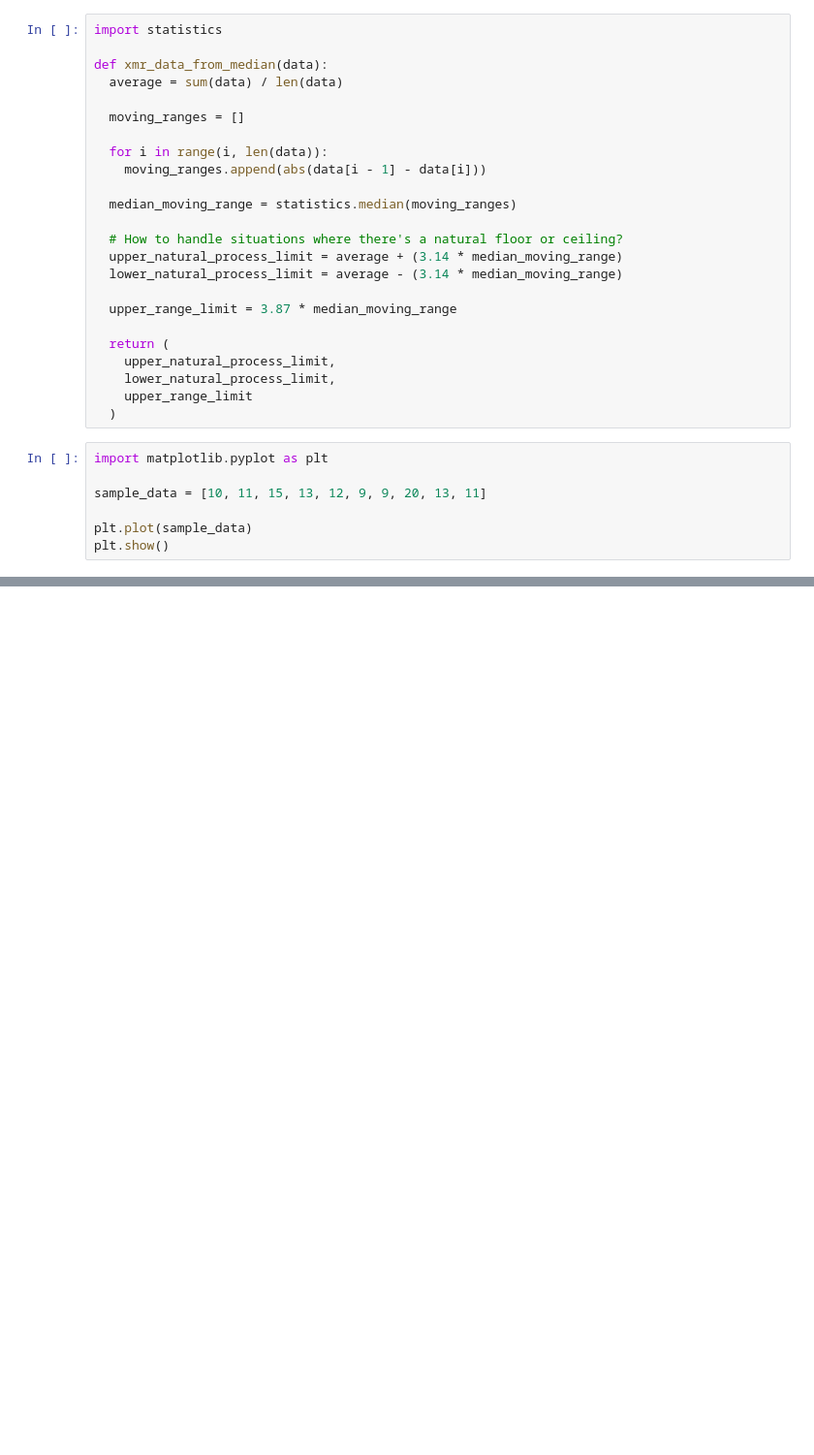
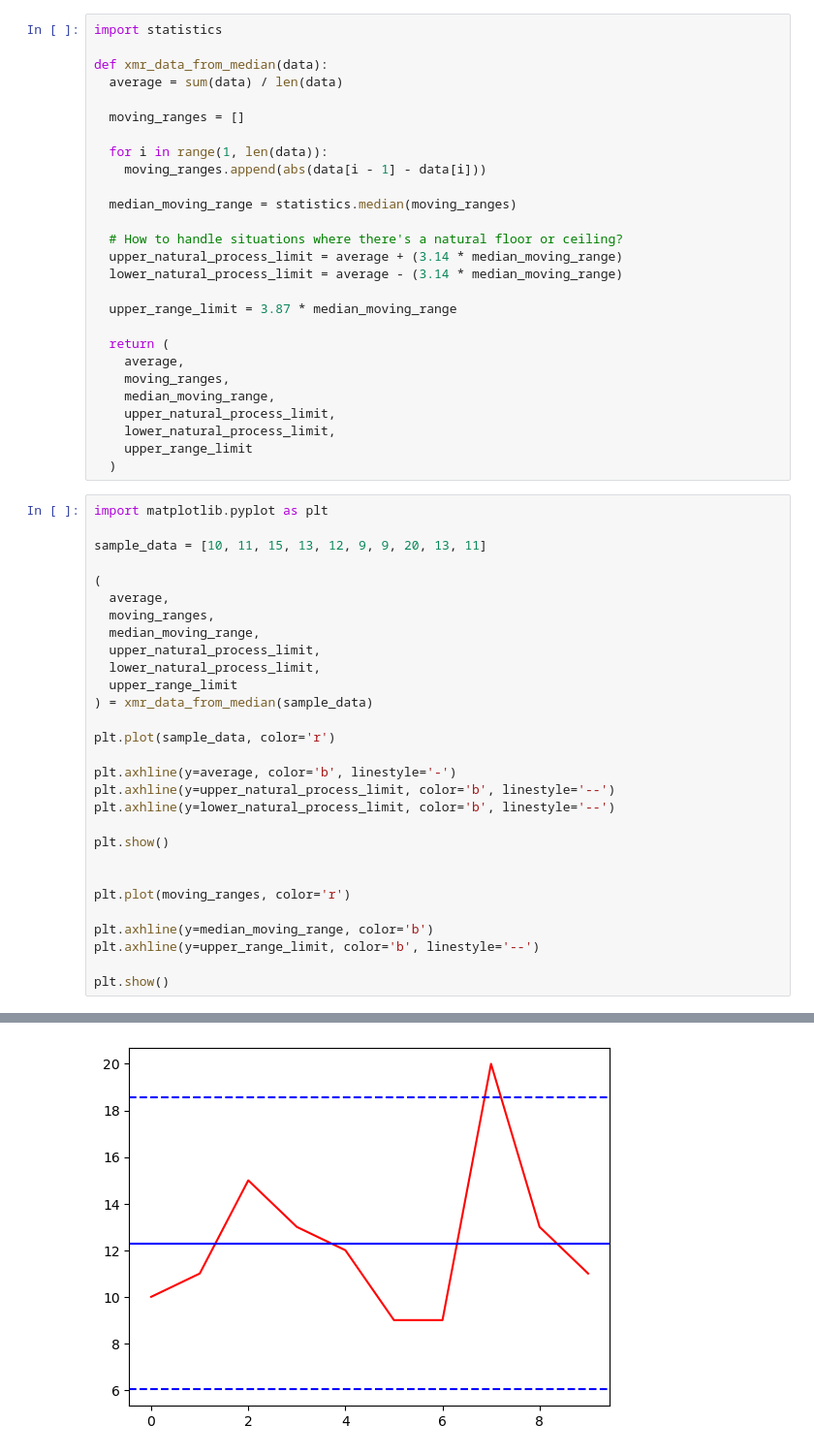
Before and after one commit to lnagle/code-diary, a Jupyter notebook: understanding-variation/index.ipynb, the cells around one changed output, grey strips where cells are left out. Shown at 97% size. Cells and saved outputs as stored; diff of their text form; blank space fills up the shorter version.

Commit message:
Plot both XmR graphs

```diff
--- a/understanding-variation/index.ipynb
+++ b/understanding-variation/index.ipynb
@@ -6,7 +6,7 @@ def xmr_data_from_median(data):
 
   moving_ranges = []
 
-  for i in range(i, len(data)):
+  for i in range(1, len(data)):
     moving_ranges.append(abs(data[i - 1] - data[i]))
 
   median_moving_range = statistics.median(moving_ranges)
@@ -18,6 +18,9 @@ def xmr_data_from_median(data):
   upper_range_limit = 3.87 * median_moving_range
 
   return (
+    average,
+    moving_ranges,
+    median_moving_range,
     upper_natural_process_limit,
     lower_natural_process_limit,
     upper_range_limit
@@ -27,6 +30,28 @@ import matplotlib.pyplot as plt
 
 sample_data = [10, 11, 15, 13, 12, 9, 9, 20, 13, 11]
 
-plt.plot(sample_data)
+(
+  average,
+  moving_ranges,
+  median_moving_range,
+  upper_natural_process_limit,
+  lower_natural_process_limit,
+  upper_range_limit
+) = xmr_data_from_median(sample_data)
+
+plt.plot(sample_data, color='r')
+
+plt.axhline(y=average, color='b', linestyle='-')
+plt.axhline(y=upper_natural_process_limit, color='b', linestyle='--')
+plt.axhline(y=lower_natural_process_limit, color='b', linestyle='--')
+
 plt.show()
+
+
+plt.plot(moving_ranges, color='r')
+
+plt.axhline(y=median_moving_range, color='b')
+plt.axhline(y=upper_range_limit, color='b', linestyle='--')
+
+plt.show()
 # %% [output]
@@ -33,0 +58 @@ ModuleNotFoundError: No module named 'matplotlib'
+[figure, added]
```
Also changed, not shown: parts of 1 cell of this notebook.
